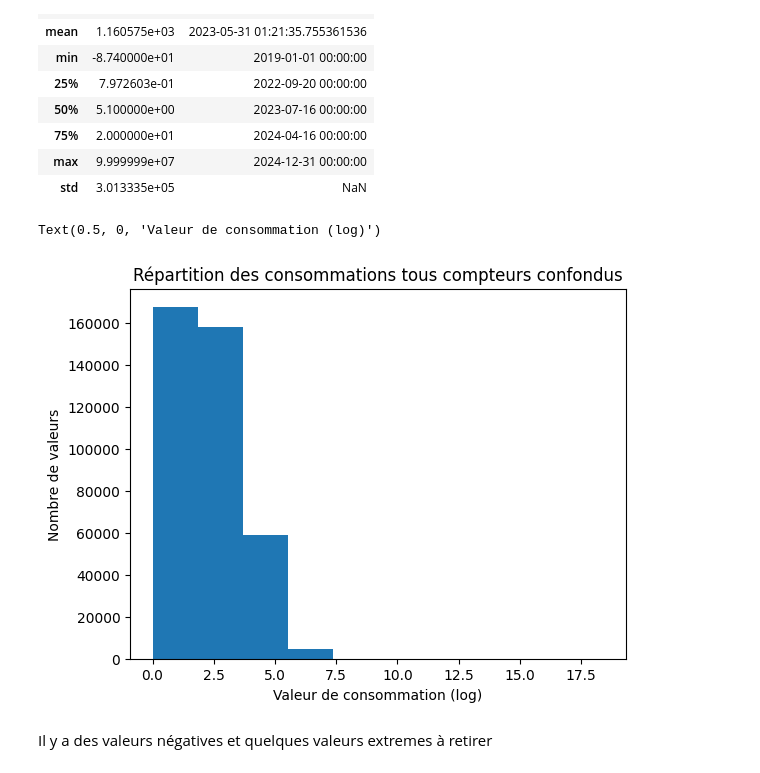
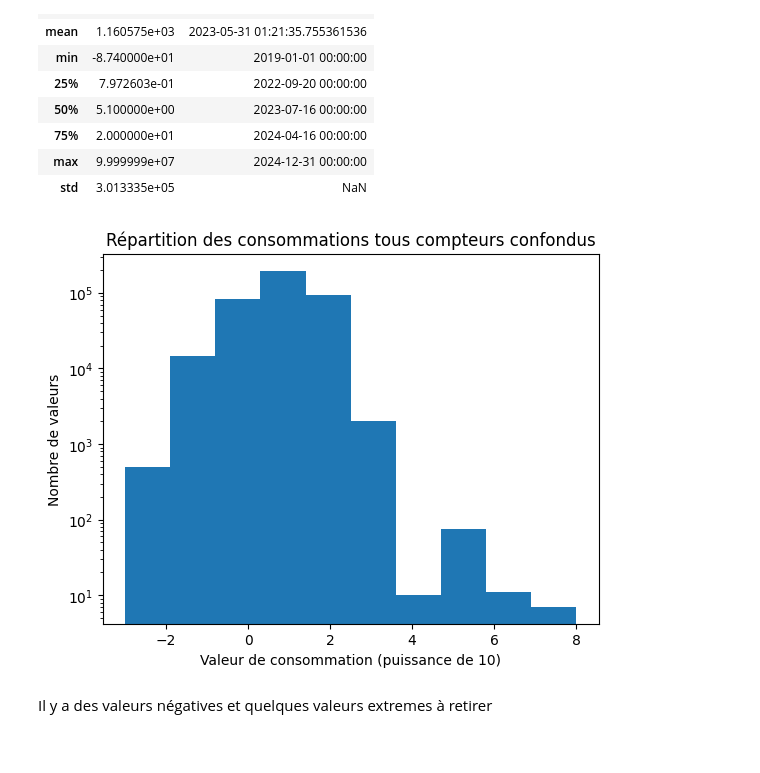
Before and after one commit to montagneForEver/ML_consommation_eau, a Jupyter notebook: presentation.ipynb, the cells around one changed output. Saved outputs shown, nothing was run; the diff lists cells and outputs as text; code cells hidden in the pictures.

```diff
--- a/presentation.ipynb
+++ b/presentation.ipynb
@@ -151,13 +151,13 @@ data_eau.describe()
 | max | 9.999999e+07 | 2024-12-31 00:00:00 |
 | std | 3.013335e+05 | NaN |
 # %%
-plt.hist(np.log1p(data_eau[data_eau['valeur_active']>0]['valeur_active']))
+plt.hist(np.log10(data_eau[data_eau['valeur_active']>0]['valeur_active']))
 plt.title('Répartition des consommations tous compteurs confondus')
 plt.ylabel('Nombre de valeurs')
-plt.xlabel('Valeur de consommation (log)')
+plt.xlabel('Valeur de consommation (puissance de 10)')
+plt.yscale('log')
 # %% [output]
-Text(0.5, 0, 'Valeur de consommation (log)')
-[figure, old version]
+[figure, new version]
 # %% [markdown]
 Il y a des valeurs négatives et quelques valeurs extremes à retirer
 # %% [markdown]
```
Also changed, not shown: parts of 19 cells of this notebook, 2 other files.
